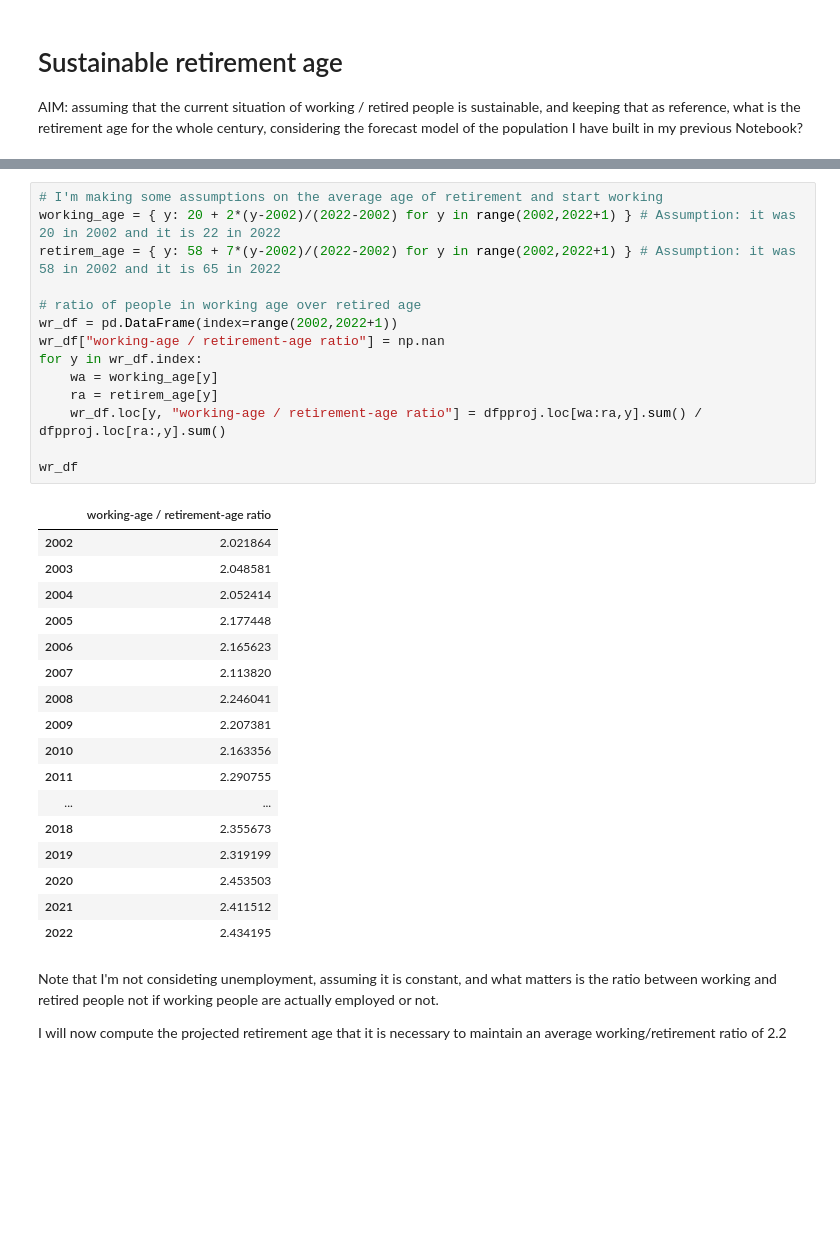
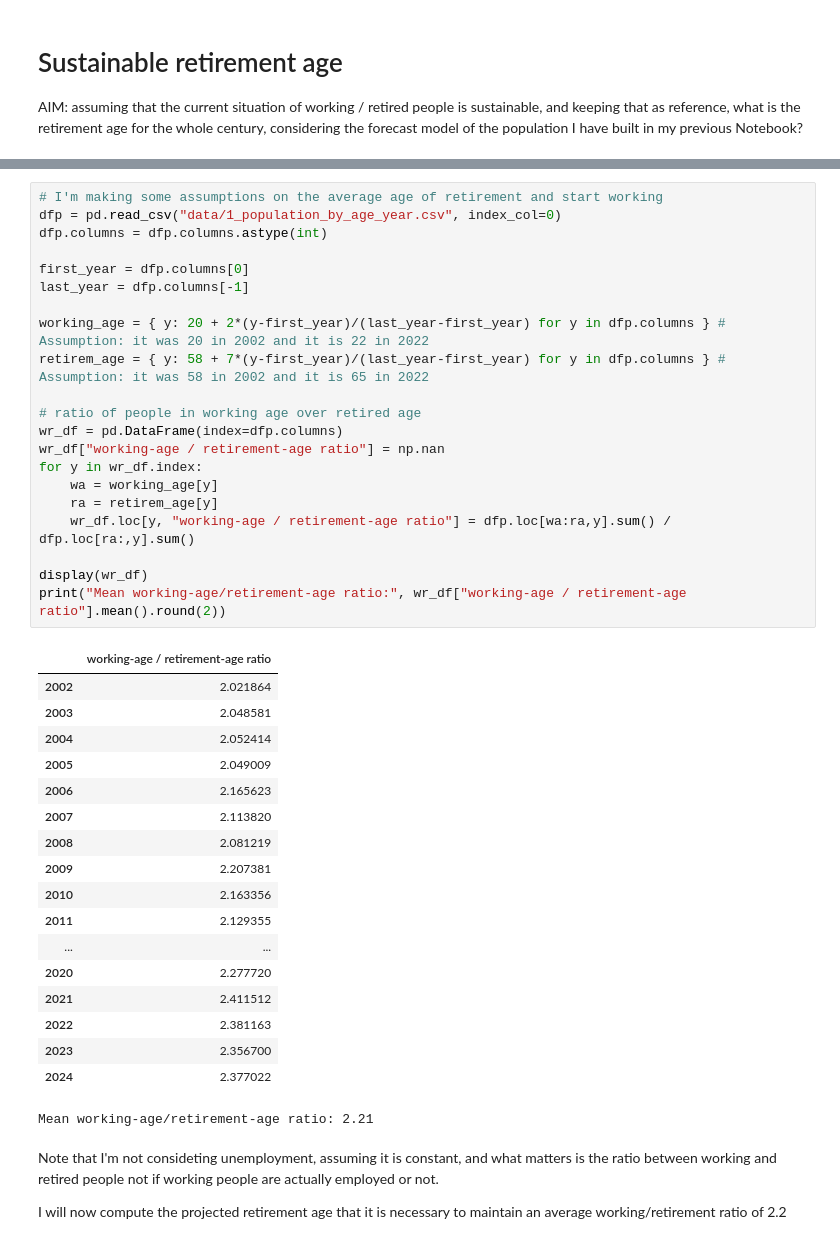
Before and after one commit to danieleongari/saturdaymorningdsprojects, a Jupyter notebook: 01_will_i_ever_retire_in_italy/4_sustainable_retirement_age.ipynb, the cells around one changed output, grey strips where cells are left out. Saved outputs shown, nothing was run; the diff lists cells and outputs as text; blank space fills up the shorter version.

```diff
--- a/01_will_i_ever_retire_in_italy/4_sustainable_retirement_age.ipynb
+++ b/01_will_i_ever_retire_in_italy/4_sustainable_retirement_age.ipynb
@@ -33,35 +22,43 @@ dfpproj
 # %%
 # I'm making some assumptions on the average age of retirement and start working
-working_age = { y: 20 + 2*(y-2002)/(2022-2002) for y in range(2002,2022+1) } # Assumption: it was 20 in 2002 and it is 22 in 2022
-retirem_age = { y: 58 + 7*(y-2002)/(2022-2002) for y in range(2002,2022+1) } # Assumption: it was 58 in 2002 and it is 65 in 2022
+dfp = pd.read_csv("data/1_population_by_age_year.csv", index_col=0)
+dfp.columns = dfp.columns.astype(int)
+
+first_year = dfp.columns[0]
+last_year = dfp.columns[-1]
+
+working_age = { y: 20 + 2*(y-first_year)/(last_year-first_year) for y in dfp.columns } # Assumption: it was 20 in 2002 and it is 22 in 2022
+retirem_age = { y: 58 + 7*(y-first_year)/(last_year-first_year) for y in dfp.columns } # Assumption: it was 58 in 2002 and it is 65 in 2022
 
 # ratio of people in working age over retired age
-wr_df = pd.DataFrame(index=range(2002,2022+1))
+wr_df = pd.DataFrame(index=dfp.columns)
 wr_df["working-age / retirement-age ratio"] = np.nan
 for y in wr_df.index:
     wa = working_age[y]
     ra = retirem_age[y]
-    wr_df.loc[y, "working-age / retirement-age ratio"] = dfpproj.loc[wa:ra,y].sum() / dfpproj.loc[ra:,y].sum()
+    wr_df.loc[y, "working-age / retirement-age ratio"] = dfp.loc[wa:ra,y].sum() / dfp.loc[ra:,y].sum()
 
-wr_df
+display(wr_df)
+print("Mean working-age/retirement-age ratio:", wr_df["working-age / retirement-age ratio"].mean().round(2))
 # %% [output]
 |  | working-age / retirement-age ratio |
 | 2002 | 2.021864 |
 | 2003 | 2.048581 |
 | 2004 | 2.052414 |
-| 2005 | 2.177448 |
+| 2005 | 2.049009 |
 | 2006 | 2.165623 |
 | 2007 | 2.113820 |
-| 2008 | 2.246041 |
+| 2008 | 2.081219 |
 | 2009 | 2.207381 |
 | 2010 | 2.163356 |
-| 2011 | 2.290755 |
+| 2011 | 2.129355 |
 | ... | ... |
-| 2018 | 2.355673 |
-| 2019 | 2.319199 |
-| 2020 | 2.453503 |
+| 2020 | 2.277720 |
 | 2021 | 2.411512 |
-| 2022 | 2.434195 |
+| 2022 | 2.381163 |
+| 2023 | 2.356700 |
+| 2024 | 2.377022 |
+Mean working-age/retirement-age ratio: 2.21
 # %% [markdown]
 Note that I'm not consideting unemployment, assuming it is constant, and what matters is the ratio between working and retired people not if working people are actually employed or not.
 
```
Also changed, not shown: parts of 4 cells of this notebook.
